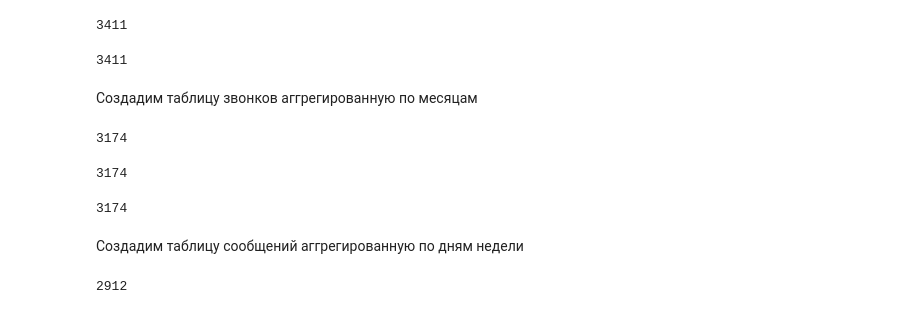
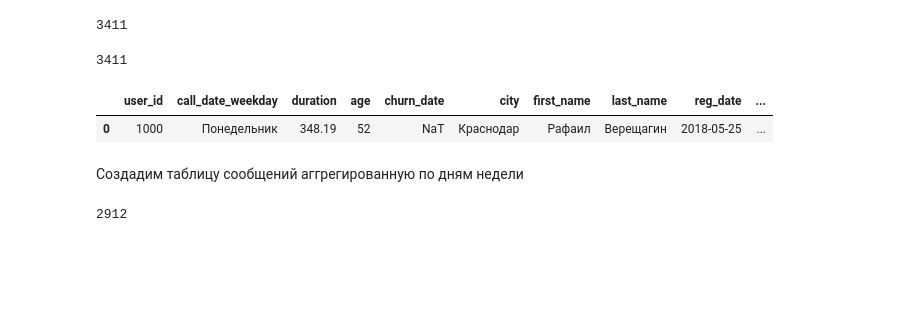
Before and after one commit to PAGriAnalytics/pagri-projects, a Jupyter notebook: quarto/projects/prospective_tariff_for_telecom/prospective_tariff_for_telecom.ipynb, the cells around one changed output. Saved outputs shown, nothing was run; the diff lists cells and outputs as text; code cells hidden in the pictures; blank space fills up the shorter version.

```diff
--- a/quarto/projects/prospective_tariff_for_telecom/prospective_tariff_for_telecom.ipynb
+++ b/quarto/projects/prospective_tariff_for_telecom/prospective_tariff_for_telecom.ipynb
@@ -943,23 +981,11 @@ df_calls_by_weekday = df_calls_by_weekday.merge(df_tariffs[['tariff_name', 'rub_
 len(df_calls_by_weekday)
 # %% [output]
 3411
-# %% [markdown]
-Создадим таблицу звонков аггрегированную по месяцам
-# %%
-df_calls_by_month = df_calls.groupby(['user_id', 'call_date_month'], observed=True)[['duration']].sum().reset_index()
-len(df_calls_by_month)
-# %% [output]
-3174
-# %%
-df_calls_by_month = df_calls_by_month.merge(df_users, on='user_id', how='left')
-len(df_calls_by_month)
-# %% [output]
-3174
-# %%
-df_calls_by_month = df_calls_by_month.merge(df_tariffs[['tariff_name', 'rub_per_minute', 'minutes_included']], left_on='tariff', right_on='tariff_name', how='left')
-len(df_calls_by_month)
-# %% [output]
-3174
+# %%
+df_calls_by_weekday.head(1)
+# %% [output]
+|  | user_id | call_date_weekday | duration | age | churn_date | city | first_name | last_name | reg_date | ... |
+| 0 | 1000 | Понедельник | 348.19 | 52 | NaT | Краснодар | Рафаил | Верещагин | 2018-05-25 | ... |
 # %% [markdown]
 Создадим таблицу сообщений аггрегированную по дням недели
 # %%
```
Also changed, not shown: parts of 32 cells of this notebook, 1 other file.
